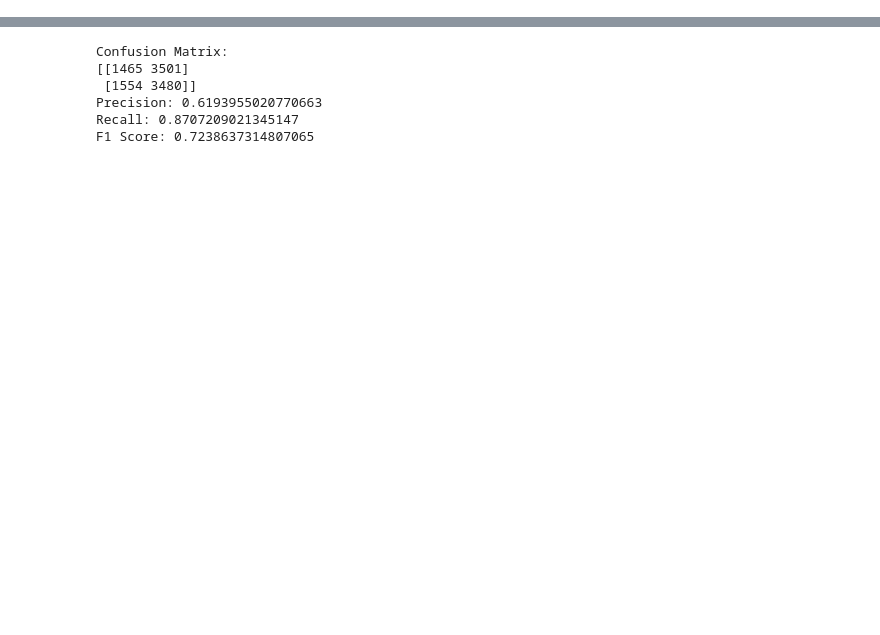
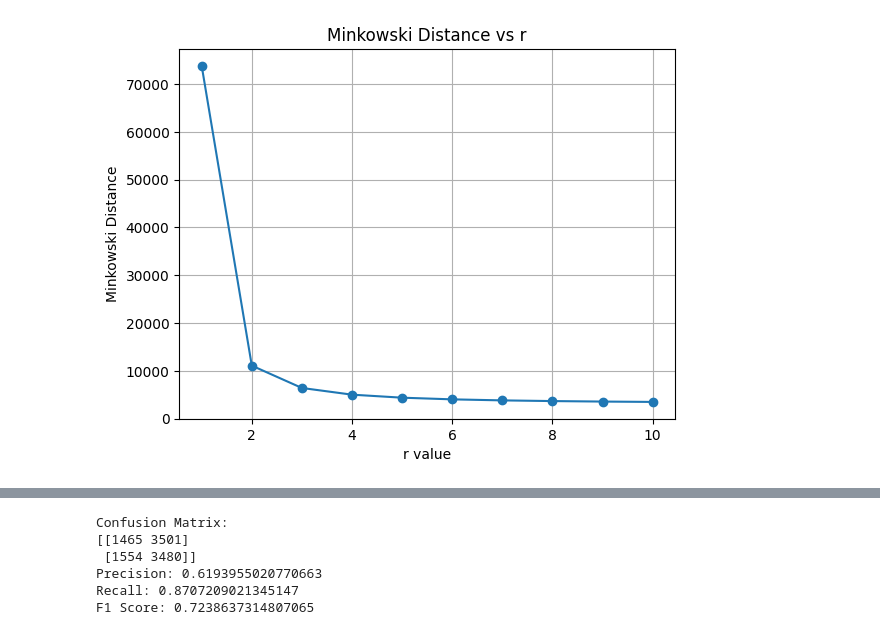
Before and after one commit to Joy2225/Machine-Learning, a Jupyter notebook: Lab 3/Lab3.ipynb, the cells around one changed output, grey strips where cells are left out. Saved outputs shown, nothing was run; the diff lists cells and outputs as text; code cells hidden in the pictures; blank space fills up the shorter version.

```diff
--- a/Lab 3/Lab3.ipynb
+++ b/Lab 3/Lab3.ipynb
@@ -102 +102,28 @@ Std of 8th block of fake images :- 6.3125
+# %%
+def feature_vec(mean, var):
+    a=[]
+    for i,j in zip(mean, var):
+        b=[]
+        for k,l in zip(i,j):
+            b.append(k)
+            b.append(l)
+        a.append(b)
+    return a
+# %%
+from scipy.spatial.distance import minkowski
+import matplotlib.pyplot as plt
+real_feat_vec = feature_vec(real_images_m, real_images_v)
+fake_feat_vec = feature_vec(fake_images_m, fake_images_v)
+
+r_values = range(1, 11)
+distances = [minkowski(real_feat_vec[0], fake_feat_vec[0], r) for r in r_values]
+
+plt.plot(r_values, distances, marker='o')
+plt.xlabel('r value')
+plt.ylabel('Minkowski Distance')
+plt.title('Minkowski Distance vs r')
+plt.grid(True)
+plt.show()
+# %% [output]
+[figure, added]
 # %%
```
Also changed, not shown: parts of 4 cells of this notebook.
